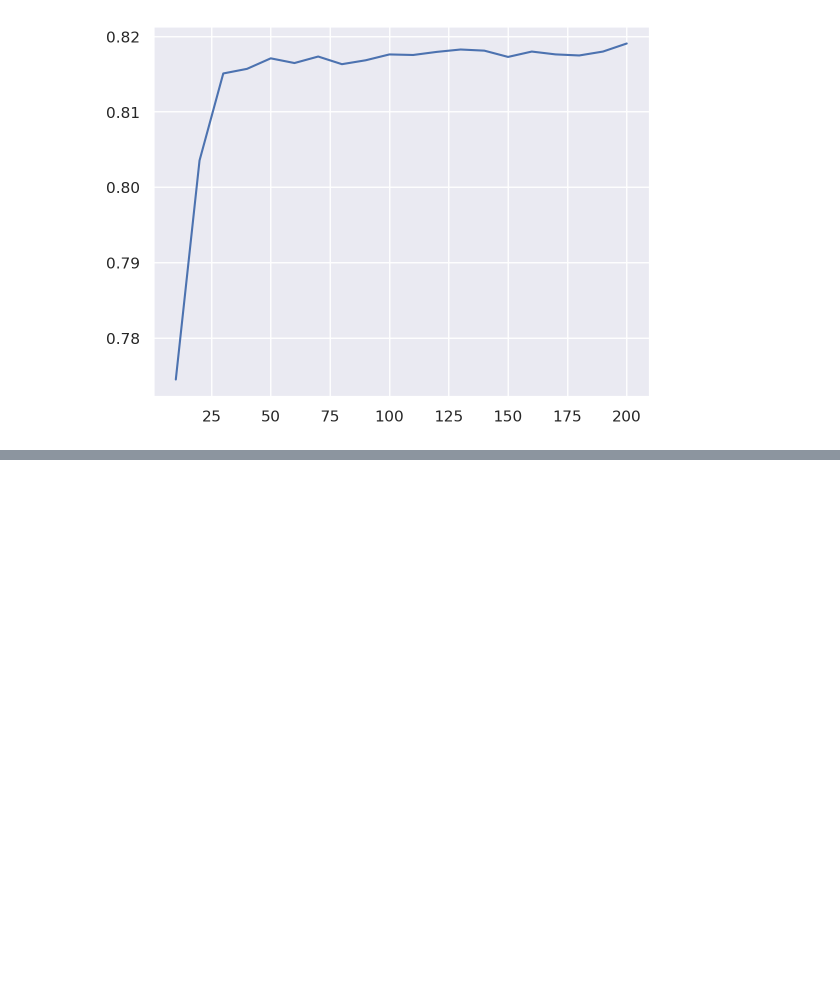
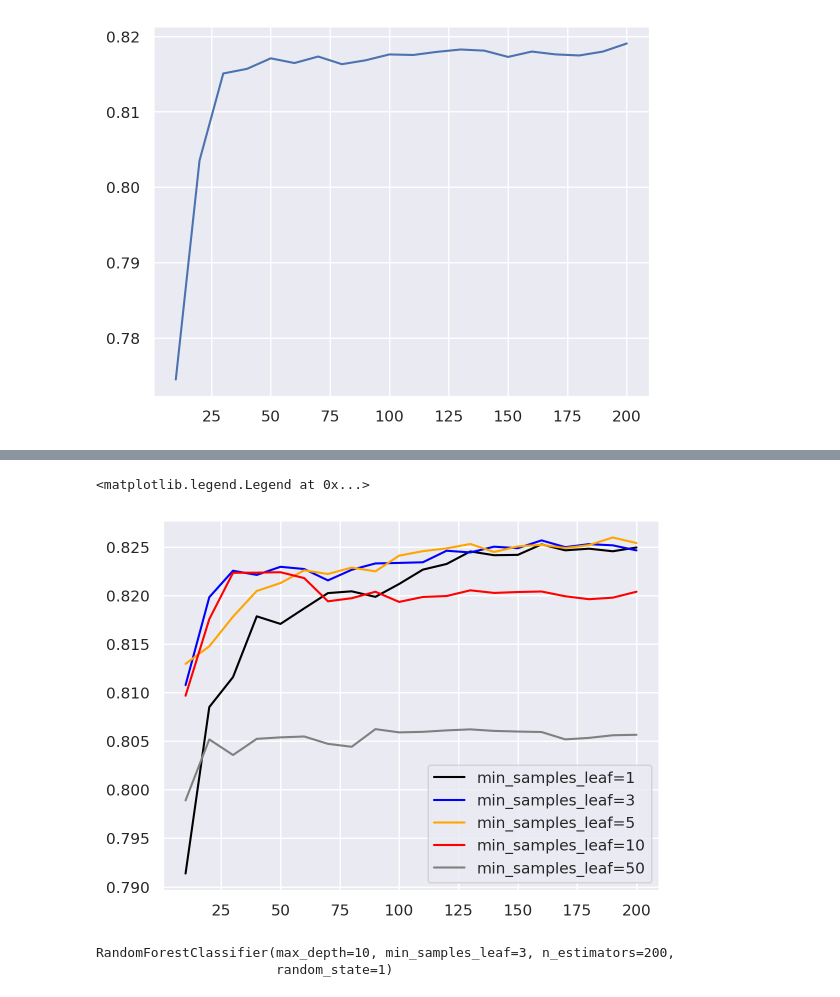
Before and after one commit to Rahul-YYC/ml-ops-projects, a Jupyter notebook: notebooks/ml-credit-risk-scoring-project/credit-risk-score.ipynb, the cells around one changed output, grey strips where cells are left out. Drawn from its saved outputs; the diff is of its cells as text; code cells hidden in the pictures; blank space fills up the shorter version.

```diff
--- a/notebooks/ml-credit-risk-scoring-project/credit-risk-score.ipynb
+++ b/notebooks/ml-credit-risk-scoring-project/credit-risk-score.ipynb
@@ -327,0 +356,35 @@ plt.plot(df_scores.n_estimators, df_scores.auc)
+# %%
+max_depth = 10
+# %%
+scores = []
+
+for s in [1, 3, 5, 10, 50]:
+    for n in range(10, 201, 10):
+        rf = RandomForestClassifier(n_estimators=n,
+                                    max_depth=max_depth,
+                                    min_samples_leaf=s,
+                                    random_state=1)
+        rf.fit(X_train, y_train)
+
+        y_pred = rf.predict_proba(X_val)[:, 1]
+        auc = roc_auc_score(y_val, y_pred)
+
+        scores.append((s, n, auc))
+# %%
+columns = ['min_samples_leaf', 'n_estimators', 'auc']
+df_scores = pd.DataFrame(scores, columns=columns)
+# %%
+colors = ['black', 'blue', 'orange', 'red', 'grey']
+values = [1, 3, 5, 10, 50]
+
+for s, col in zip(values, colors):
+    df_subset = df_scores[df_scores.min_samples_leaf == s]
+
+    plt.plot(df_subset.n_estimators, df_subset.auc,
+             color=col,
+             label='min_samples_leaf=%d' % s)
+
+plt.legend()
+# %% [output]
+<matplotlib.legend.Legend at 0x...>
+[figure, added]
@@ -327,0 +393,9 @@ plt.plot(df_scores.n_estimators, df_scores.auc)
+# %%
+rf = RandomForestClassifier(n_estimators=200,
+                            max_depth=max_depth,
+                            min_samples_leaf=min_samples_leaf,
+                            random_state=1)
+rf.fit(X_train, y_train)
+# %% [output]
+RandomForestClassifier(max_depth=10, min_samples_leaf=3, n_estimators=200,
+                       random_state=1)
```
Also changed, not shown: parts of 4 cells of this notebook.
